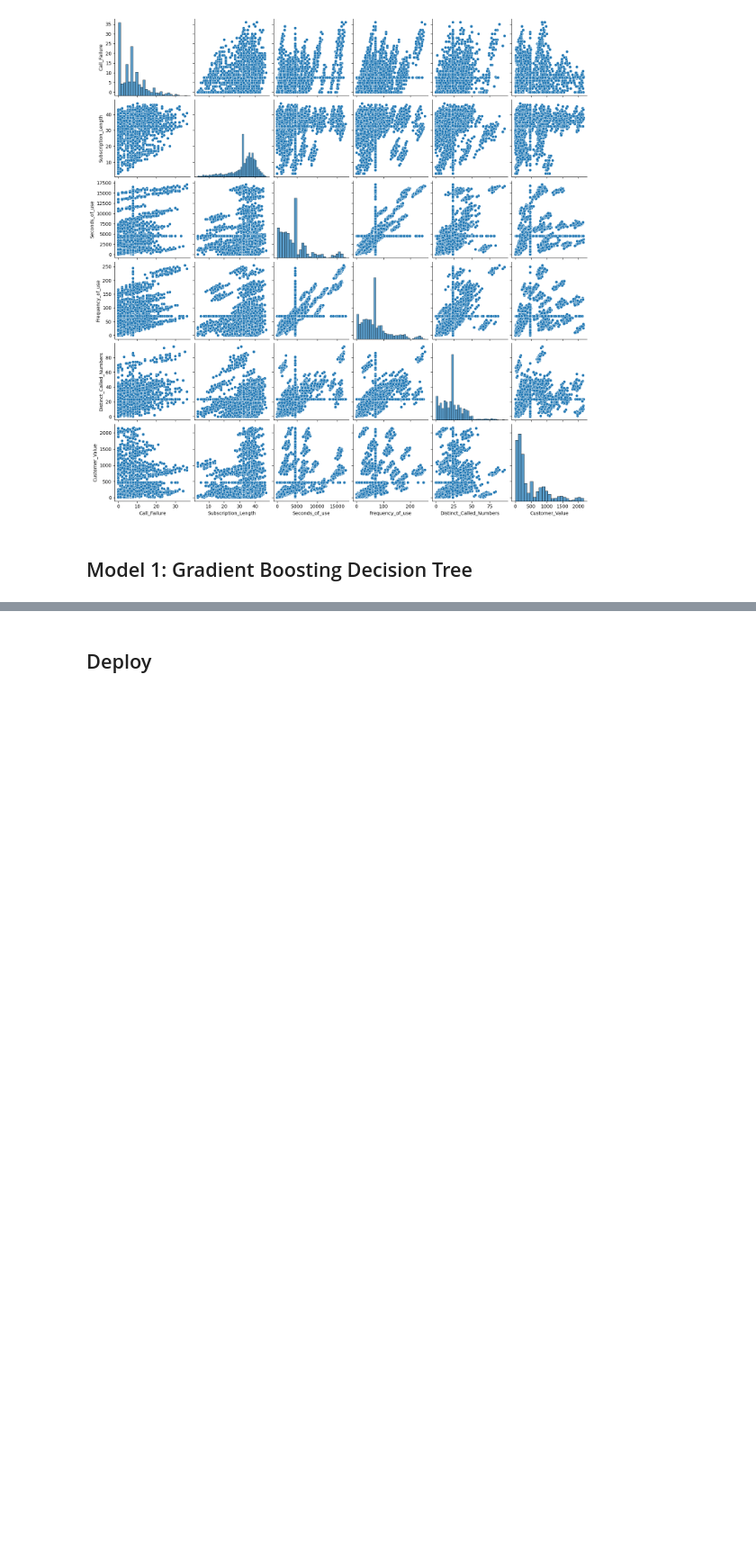
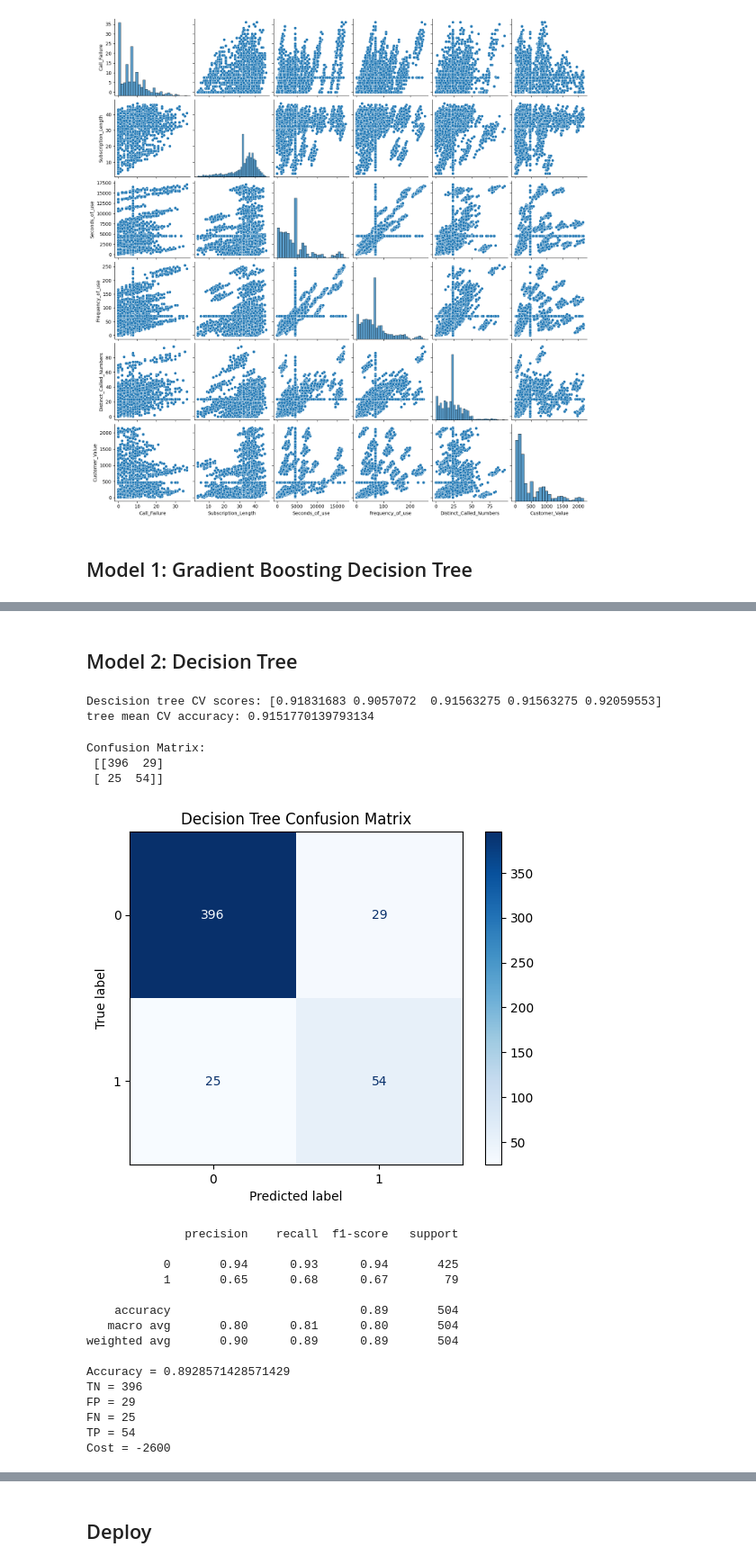
Before and after one commit to AndyZheng0/bus-analytics, a Jupyter notebook: majestic_media/main.ipynb, the cells around one changed output, grey strips where cells are left out. Shown at 90% size. Saved outputs shown, nothing was run; the diff lists cells and outputs as text; code cells hidden in the pictures; blank space fills up the shorter version.

```diff
--- a/majestic_media/main.ipynb
+++ b/majestic_media/main.ipynb
@@ -216,7 +231,9 @@ sns.pairplot(df[['Call_Failure',
 features_list = x = ['Call_Failure',
                  'Subscription_Length', 'Seconds_of_use',
                  'Frequency_of_use', 'Distinct_Called_Numbers', 'Customer_Value', #These are the numerical variables
-                 'Complains','Charge_Amount', 'Age_Group', 'Tariff_Plan', 'Status' # These are the categorical data
+                 'Complains', 'Age_Group', 'Status' # These are the categorical data
+#                 'Charge_Amount','Tariff_Plan', # Removed after determining not importance
+#                 ,'use_per_month', 'calls_per_month', 'sms_per_month', 'avg_call_length','value_per_month' # Feature engnieering
                  ]
 x = df[features_list]
 y = df['Churn'].astype(int)
@@ -298,0 +328,71 @@ Cost = -2575
+# %% [markdown]
+## Model 2: Decision Tree
+# %%
+# This will help determine the important
+tree_model = DecisionTreeClassifier(random_state=11)
+tree_model.fit (x_train, y_train)
+tree_pred = tree_model.predict(x_val)
+# %%
+#accuracy with cross-validation
+dt_score = cross_val_score(tree_model, x_train, y_train,
+                             cv = cv, scoring = 'accuracy')
+print ('Descision tree CV scores:', dt_score)
+print ('tree mean CV accuracy:', np.mean(dt_score))
+# %% [output]
+Descision tree CV scores: [0.91831683 0.9057072  0.91563275 0.91563275 0.92059553]
+tree mean CV accuracy: 0.9151770139793134
+# %%
+# produce confusion matrix
+#print (confusion_matrix(y_val, tree_pred))
+#print (classification_report(y_val, tree_pred))
+
+# Predictions for Model 1
+tree_pred = tree_model.predict(x_val)
+
+# Confusion matrix
+cm_tree = confusion_matrix(y_val, tree_pred)
+print("Confusion Matrix:\n", cm_tree)
+
+# Display confusion matrix
+disp = ConfusionMatrixDisplay(confusion_matrix=cm_tree, display_labels=[0,1])
+disp.plot(cmap="Blues")
+plt.title("Decision Tree Confusion Matrix")
+plt.show()
+
+# Classification report
+print(classification_report(y_val, tree_pred))
+
+# Accuracy
+acc_tree = accuracy_score(y_val, tree_pred)
+print("Accuracy =", acc_tree)
+
+# TN, FP, FN, TP
+tn, fp, fn, tp = cm_tree.ravel()
+print("TN =", tn)
+print("FP =", fp)
+print("FN =", fn)
+print("TP =", tp)
+
+# Project cost
+cost_tree = (-50 * fn) + (-25 * tp)
+print("Cost =", cost_tree)
+# %% [output]
+Confusion Matrix:
+ [[396  29]
+ [ 25  54]]
+[figure, added]
+              precision    recall  f1-score   support
+
+           0       0.94      0.93      0.94       425
+           1       0.65      0.68      0.67        79
+
+    accuracy                           0.89       504
+   macro avg       0.80      0.81      0.80       504
+weighted avg       0.90      0.89      0.89       504
+
+Accuracy = 0.8928571428571429
+TN = 396
+FP = 29
+FN = 25
+TP = 54
+Cost = -2600
```
Also changed, not shown: parts of 16 cells of this notebook, 8 other files.
